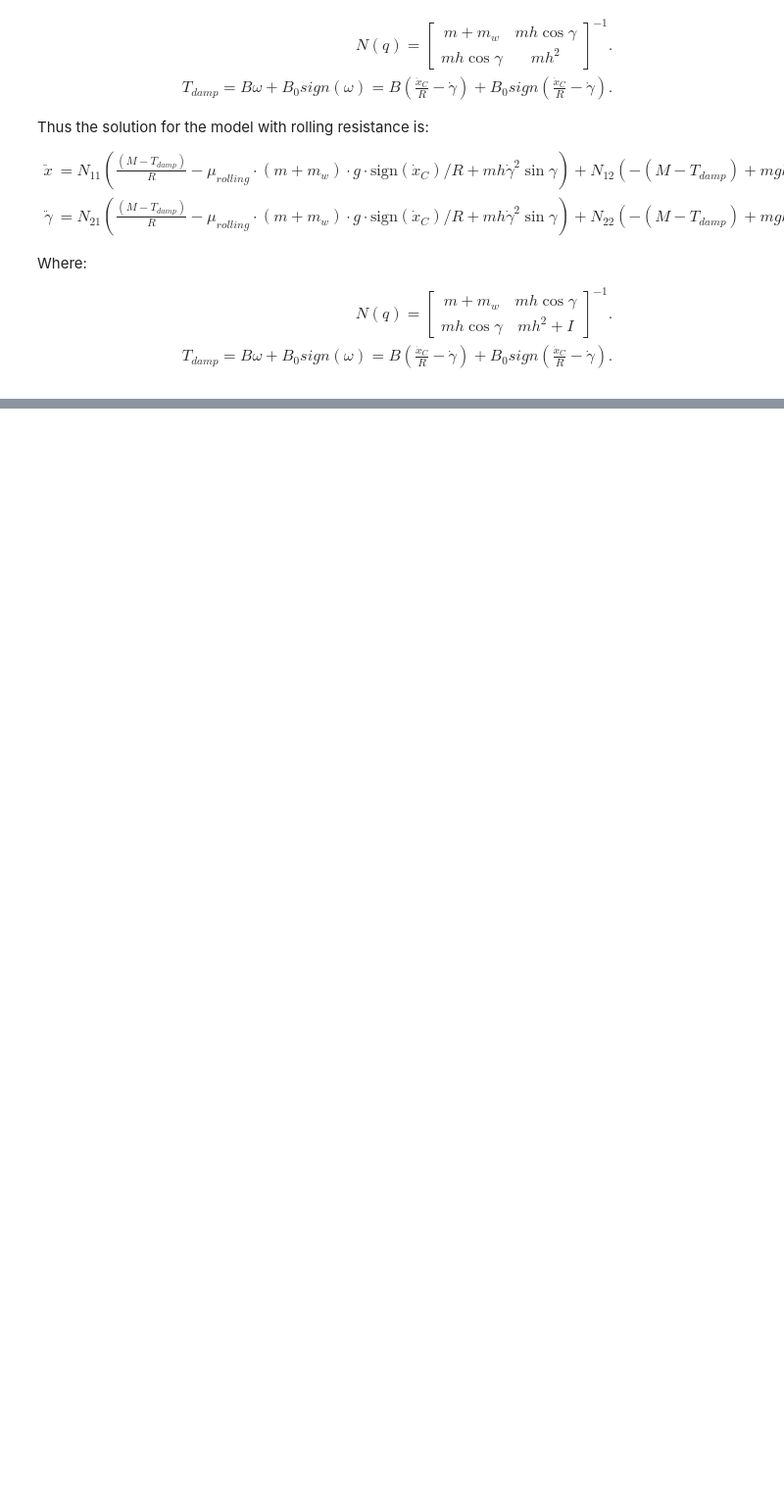
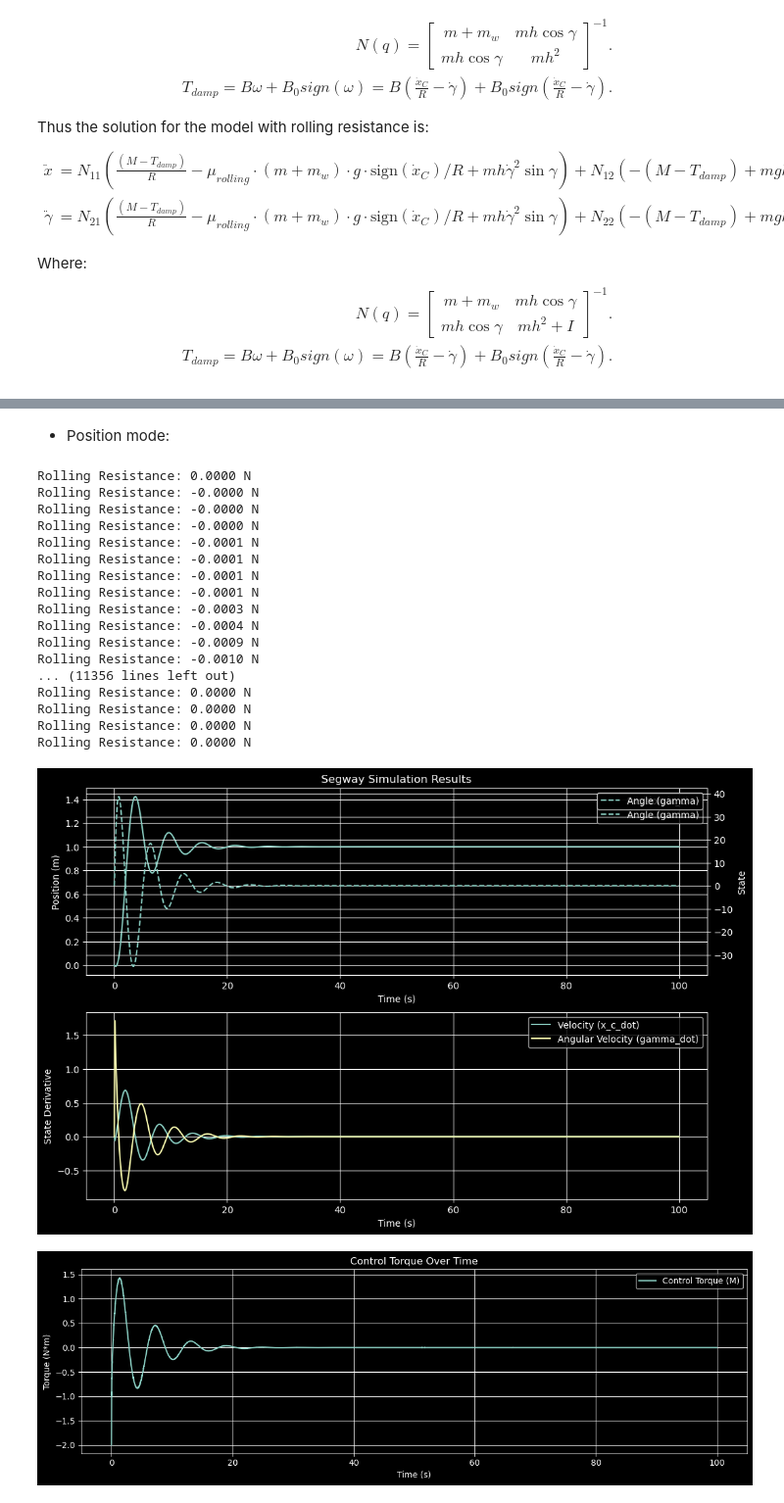
Before and after one commit to gaoshenghan1130/Python_Simu4Unicycle, a Jupyter notebook: Derivation/Segway/Segway_rollingResistance.ipynb, the cells around one changed output, grey strips where cells are left out. Shown at 98% size. Saved outputs shown, nothing was run; the diff lists cells and outputs as text; code cells hidden in the pictures; blank space fills up the shorter version.

```diff
--- a/Derivation/Segway/Segway_rollingResistance.ipynb
+++ b/Derivation/Segway/Segway_rollingResistance.ipynb
@@ -110,0 +131,41 @@ run_simulation(
+# %% [markdown]
+- Position mode:
+# %%
+import Runner
+import Parameters
+from Config import CONTROL_MODE, MODEL_T, CONTROL_STRATEGY
+
+Parameters.params.mu_rolling = 0.005
+
+Runner.run_simulation(
+    initial_state=[0.0, 0.0, 0.0, 0.0],
+    time_span=(0, 100),
+    control_mode=CONTROL_MODE.POSITION,
+    controller_type=CONTROL_STRATEGY.PD,
+    desired_gamma=0.0,
+    desired_velocity=0.0,
+    desired_position=1.0,
+    model_type=MODEL_T.ROLLING_RESISTANCE,
+    record_Torque=True,
+    export_CSV_flag=True,
+)
+# %% [output]
+Rolling Resistance: 0.0000 N
+Rolling Resistance: -0.0000 N
+Rolling Resistance: -0.0000 N
+Rolling Resistance: -0.0000 N
+Rolling Resistance: -0.0001 N
+Rolling Resistance: -0.0001 N
+Rolling Resistance: -0.0001 N
+Rolling Resistance: -0.0001 N
+Rolling Resistance: -0.0003 N
+Rolling Resistance: -0.0004 N
+Rolling Resistance: -0.0009 N
+Rolling Resistance: -0.0010 N
+... (11356 lines left out)
+Rolling Resistance: 0.0000 N
+Rolling Resistance: 0.0000 N
+Rolling Resistance: 0.0000 N
+Rolling Resistance: 0.0000 N
+[figure, added]
+[figure, added]
```
Also changed, not shown: parts of 3 cells of this notebook, 2 other files.
